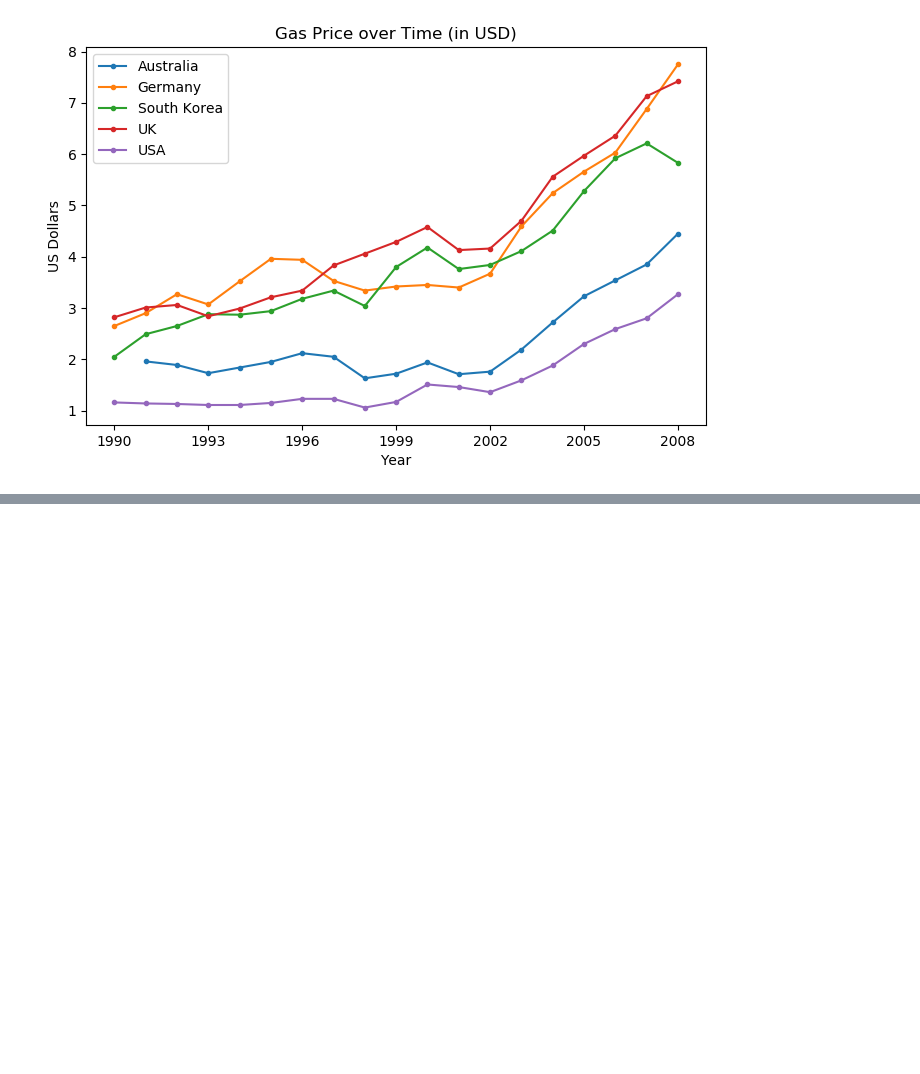
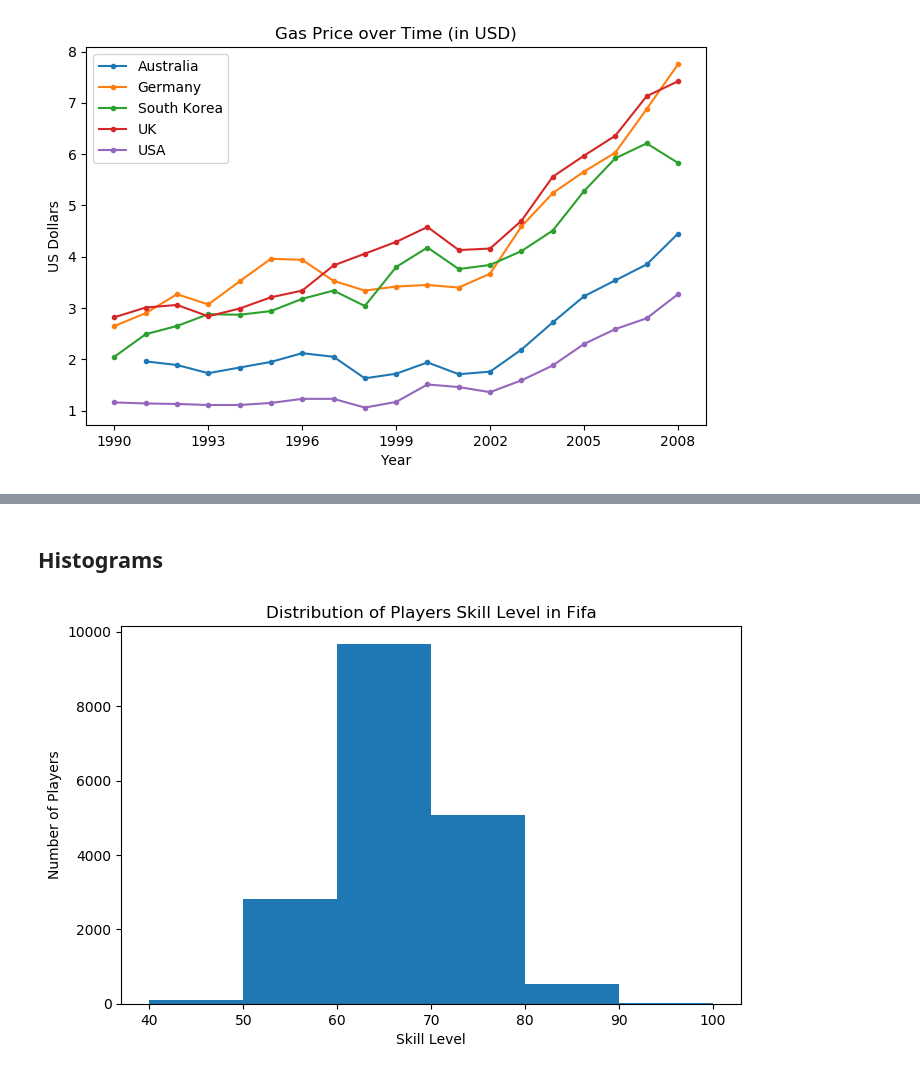
Before and after one commit to wenyuc/basic_learning, a Jupyter notebook: visualization_intro.ipynb, the cells around one changed output, grey strips where cells are left out. Drawn from its saved outputs; the diff is of its cells as text; code cells hidden in the pictures; blank space fills up the shorter version.

```diff
--- a/visualization_intro.ipynb
+++ b/visualization_intro.ipynb
@@ -93,0 +97,3 @@ plt.show()
+# %%
+fifa = pd.read_csv('~/work2/src/matplotlib_tutorial/fifa_data.csv')
+fifa.head()
@@ -93,0 +108,13 @@ plt.show()
+# %% [markdown]
+## Histograms
+# %%
+plt.figure(figsize = (8, 5), dpi = 100)
+bins = [40, 50, 60, 70, 80, 90, 100]
+plt.hist(fifa.Overall, bins = bins)
+plt.xticks(bins)
+plt.xlabel('Skill Level')
+plt.ylabel('Number of Players')
+plt.title('Distribution of Players Skill Level in Fifa')
+plt.show()
+# %% [output]
+[figure, added]
```
Also changed, not shown: parts of 9 cells of this notebook.
